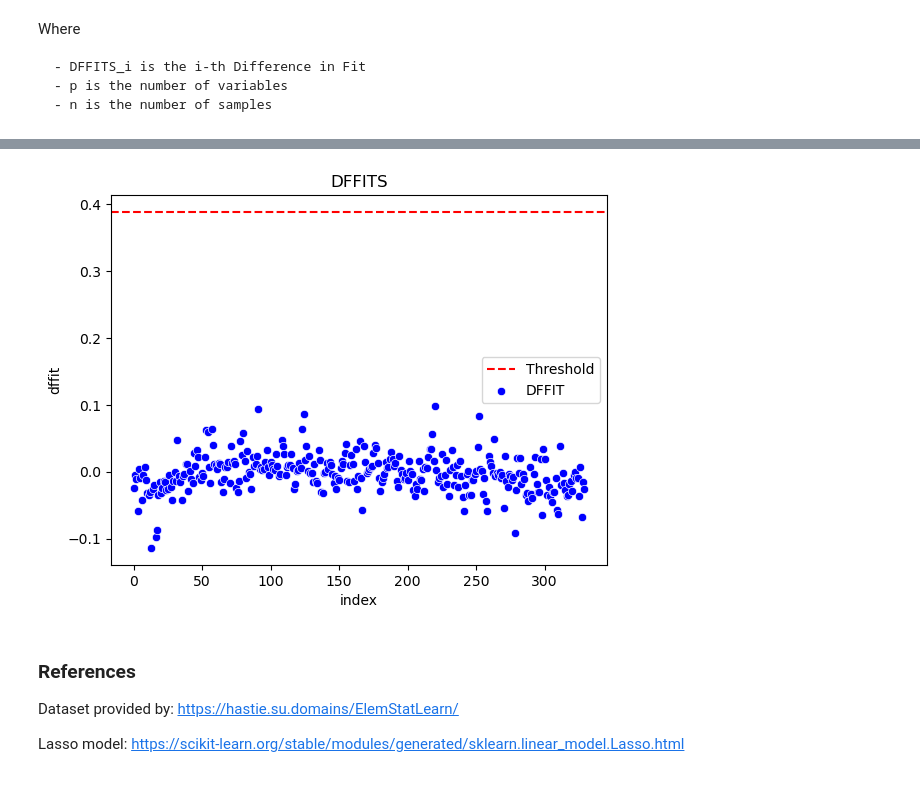
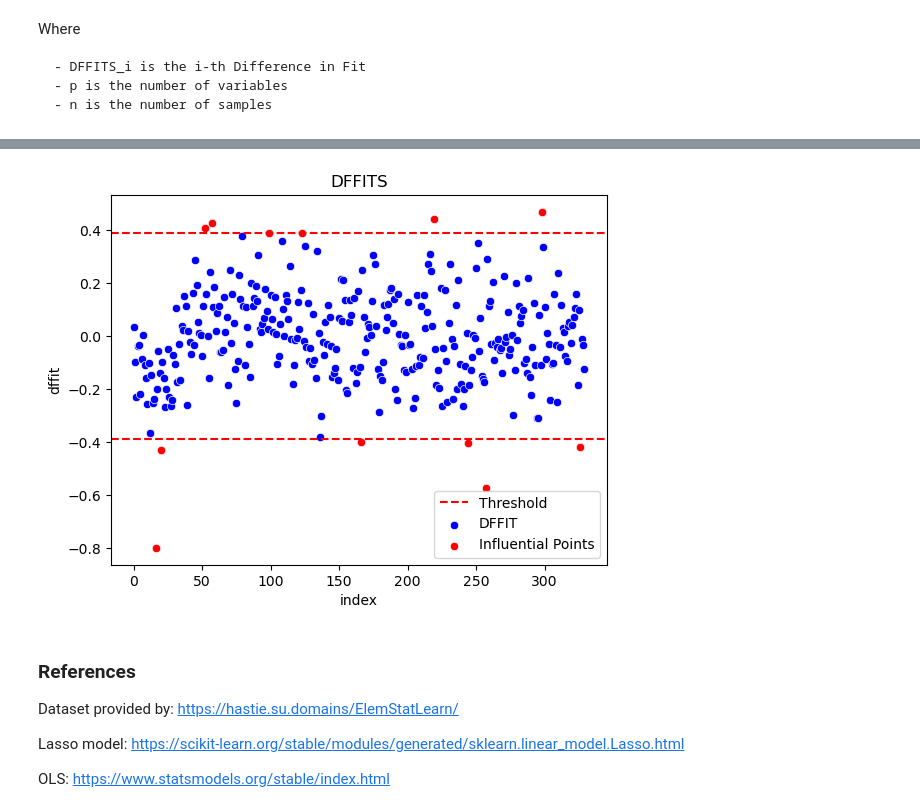
Before and after one commit to dlleonardo/lasso-regression-on-ozone-dataset, a Jupyter notebook: lasso_regression_analysis_on_ozone_dataset.ipynb, the cells around one changed output, grey strips where cells are left out. Drawn from its saved outputs; the diff is of its cells as text; code cells hidden in the pictures.

```diff
--- a/lasso_regression_analysis_on_ozone_dataset.ipynb
+++ b/lasso_regression_analysis_on_ozone_dataset.ipynb
@@ -325,8 +350,0 @@ The point is influential only if the condition is met
-# %%
-print(f"Cook's distance threshold: {(4/samples)}")
-influential_points = []
-
-for i, D in enumerate(cook_distances):
-    if D > (4/samples):
-        print(f"Point {i} is influential according to Cook's distance, D-{i} value: {D}")
-        influential_points.append(i)
@@ -418,8 +352,0 @@ for i in range(len(y)):
-# %%
-# t_i = e(i) / s(i) * sqrt(1 - h_ii)
-DFFITS = []
-
-for i in range(len(y)):
-    studentized_residual = e_i[i] / ( s_i[i] * math.sqrt(1 - leverage[i]))
-    DFFIT = ( leverage[i] / (1 - leverage[i])**(1/2) ) * studentized_residual
-    DFFITS.append(DFFIT)
@@ -446,3 +353,10 @@ DFFITS
+# %%
+# Get studentized residuals and leverage
+student_resid = influence.resid_studentized_internal
+
+# Calculate DFFITS
+nobs = len(results.fittedvalues)
+dffits = student_resid * np.sqrt(leverage / (1 - leverage))
 # %%
 plt.xlabel('index')
 plt.ylabel("DFFIT")
@@ -464,7 +378,7 @@ threshold = 2 * math.sqrt( (variables + 2) / (samples - variables - 2) )
 print(f'Distance in Fits threshold: {threshold}')
 influential_points = []
 
-for i, dffit in enumerate(DFFITS):
+for i, dffit in enumerate(dffits):
     if abs(dffit) > threshold:
         print(f'Point-{i}, DFFIT: {dffit}')
         influential_points.append(i)
@@ -473,23 +399,29 @@ Distance in Fits threshold: 0.38851434494290565
 # %%
 influential_points_arr = np.array(influential_points)
-dffits = np.array(DFFITS)
+dffits = np.array(dffits)
 
+# Plot thresholds
 plt.axhline(y=threshold, color='red', linestyle='--', label='Threshold')
+plt.axhline(y=-threshold, color='red', linestyle='--')
 
+# Plot dffit
 sns.scatterplot(x=np.arange(len(dffits)), y=dffits, color='blue', label='DFFIT')
 
-#sns.scatterplot(x=influential_points_arr, y=dffits[influential_points_arr], color='red', label='Influential Points')
+# Plot influential points
+sns.scatterplot(x=influential_points_arr, y=dffits[influential_points_arr], color='red', label='Influential Points')
 
 plt.title("DFFITS")
 plt.xlabel('index')
 plt.ylabel('dffit')
 plt.legend()
 plt.show()
 # %% [output]
-[figure, old version]
+[figure, new version]
 # %% [markdown]
 ### References
 
 Dataset provided by: https://hastie.su.domains/ElemStatLearn/
 
 Lasso model: https://scikit-learn.org/stable/modules/generated/sklearn.linear_model.Lasso.html
+
+OLS: https://www.statsmodels.org/stable/index.html
```
Also changed, not shown: parts of 47 cells of this notebook.
